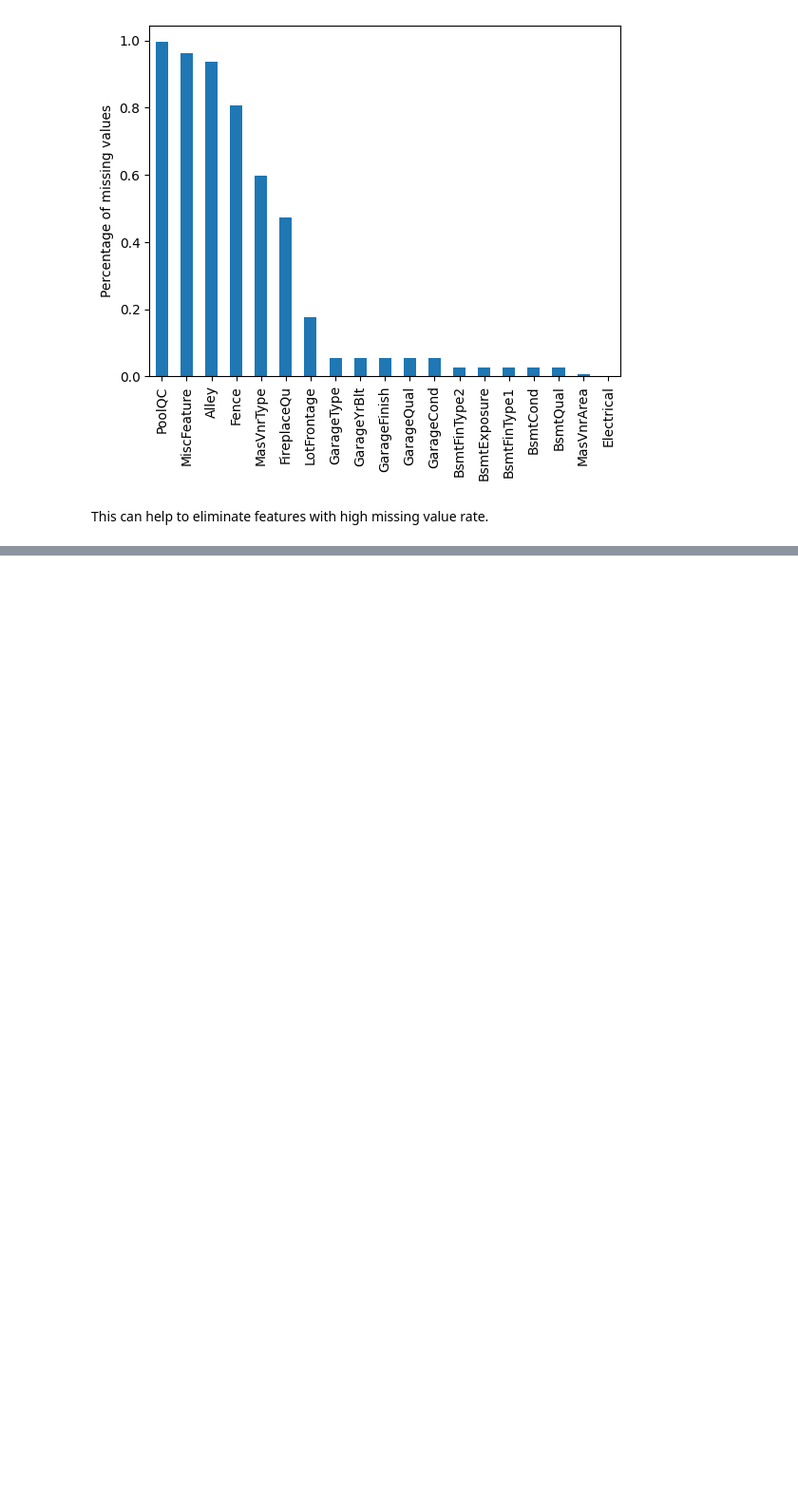
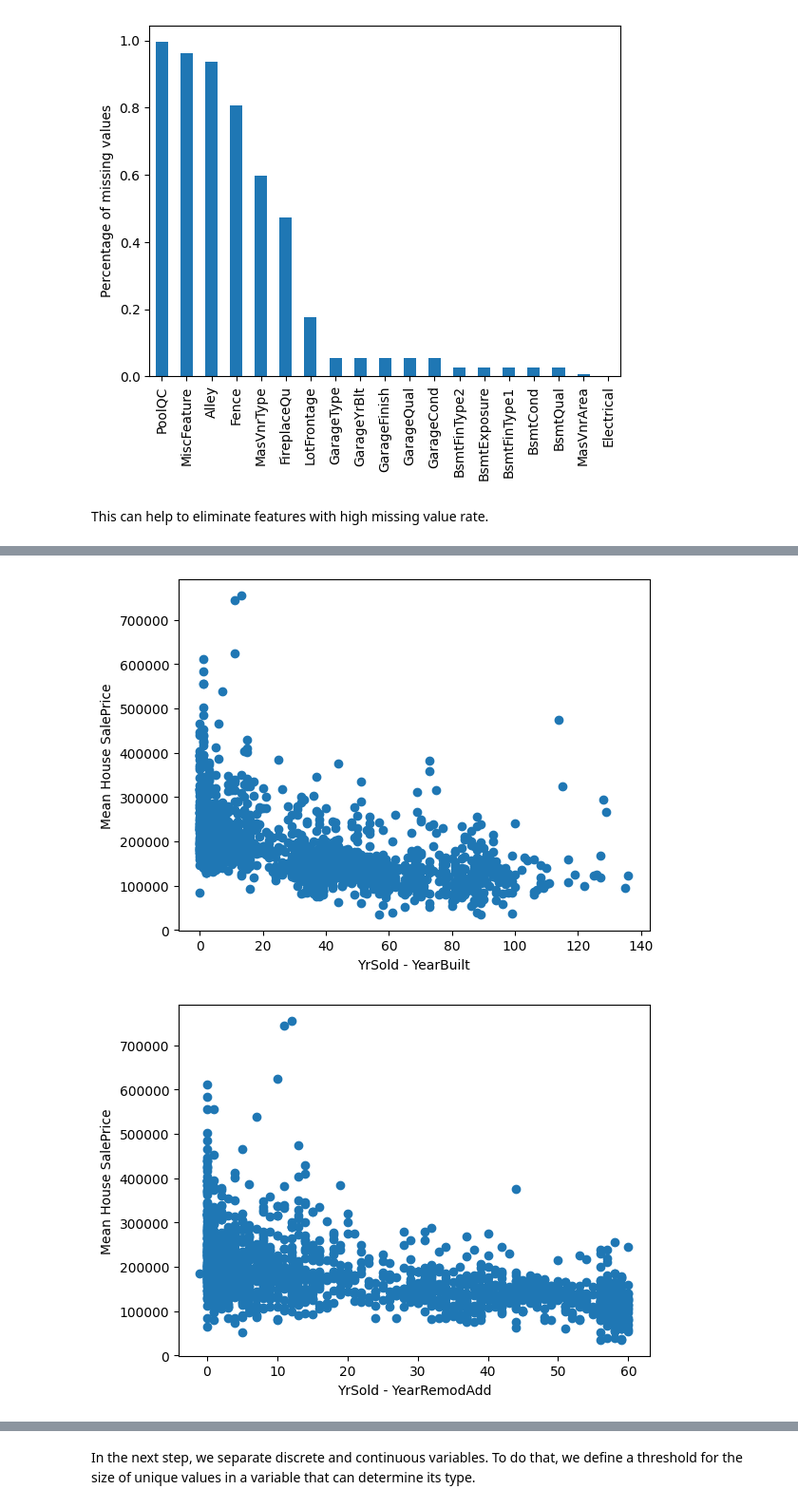
Before and after one commit to mj-yousefi/ML-Pipeline_HousePricePrediction, a Jupyter notebook: 01-exploratory_data_analysis.ipynb, the cells around one changed output, grey strips where cells are left out. Shown at 95% size. Cells and saved outputs as stored; diff of their text form; code cells hidden in the pictures; blank space fills up the shorter version.

Commit message:
add missing_values, numerical, and categorical analysis

```diff
--- a/01-exploratory_data_analysis.ipynb
+++ b/01-exploratory_data_analysis.ipynb
@@ -141,0 +214,21 @@ This can help to eliminate features with high missing value rate.
+# %%
+# plot relation between salse price and the defrence between year_var and builtYear
+def plot_price_by_year_diff(df: pd.DataFrame, year_var: str) -> None:
+
+    # copy df to avoid manipulating mutable variable
+    df = df.copy()
+
+    df[year_var] = df["YrSold"] - df[year_var]
+
+    plt.scatter(df[year_var], df["SalePrice"])
+    plt.ylabel("Mean House SalePrice")
+    plt.xlabel(f"YrSold - {year_var}")
+    plt.show()
+
+
+for year_var in year_vars:
+    if year_var != "YrSold":
+        plot_price_by_year_diff(data_df, year_var=year_var)
+# %% [output]
+[figure, added]
+[figure, added]
@@ -141,0 +236,2 @@ This can help to eliminate features with high missing value rate.
+# %% [markdown]
+In the next step, we separate discrete and continuous variables. To do that, we define a threshold for the size of unique values in a variable that can determine its type.
```
Also changed, not shown: parts of 30 cells of this notebook.
